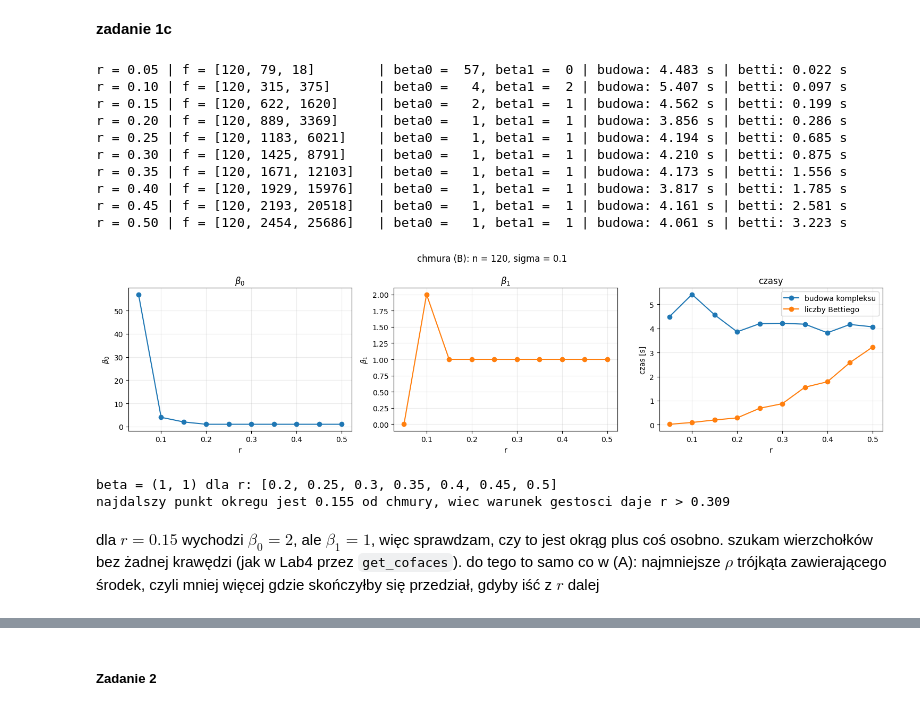
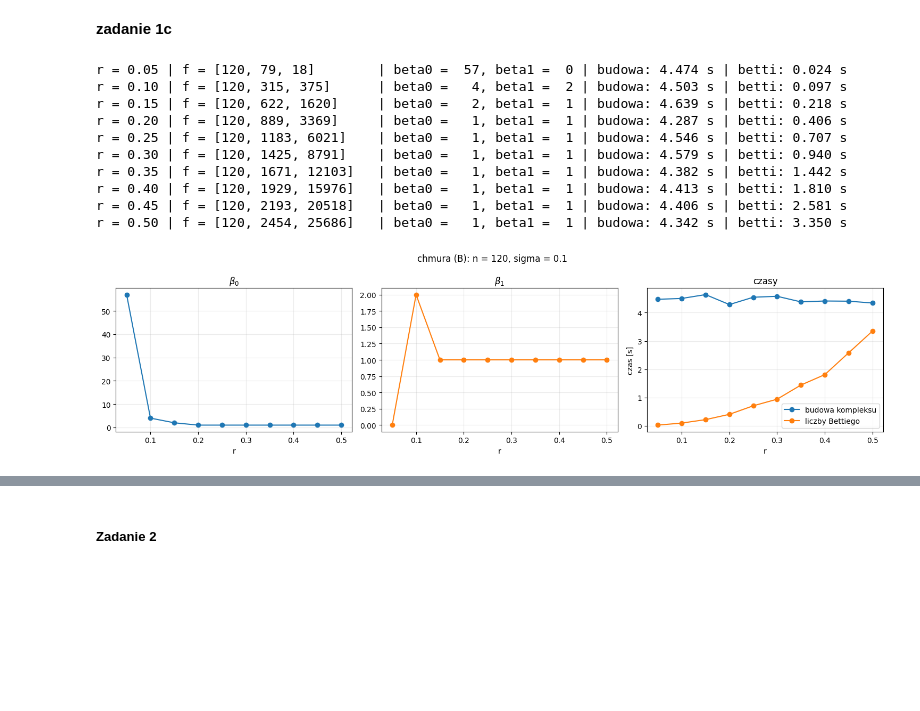
Before and after one commit to blazejkl/topological-data-analysis, a Jupyter notebook: tda-pd5.ipynb, the cells around one changed output, grey strips where cells are left out. Cells and saved outputs as stored; diff of their text form; code cells hidden in the pictures; blank space fills up the shorter version.

```diff
--- a/tda-pd5.ipynb
+++ b/tda-pd5.ipynb
@@ -108,7 +83,0 @@ przy okazji pierwsze wywołanie `betti` kompiluje kod w galois, więc te liczeni
-# %%
-trojkat = np.array([[0, 0], [1, 0], [0.5, np.sqrt(3) / 2]])
-for rr in [0.45, 0.55, 0.6]:
-    print(f'trojkat, r = {rr}: beta = {betti(cech(trojkat, rr))[:2]}')
-
-K = cech(XA, 0.3)
-print(f'chmura (A), r = 0.3: f = {K.num_simplices_by_dimension()}, beta = {betti(K)[:2]}')
@@ -166,21 +149,0 @@ r = 1.20 | f = [60, 1770, 34220]    | beta0 =   1, beta1 =  0 | budowa: 0.665 s
-# %%
-def rysuj(wyniki, tytul):
-    rs = [w[0] for w in wyniki]
-    fig, axes = plt.subplots(1, 3, figsize=(15, 4))
-
-    axes[0].plot(rs, [w[2] for w in wyniki], 'o-')
-    axes[0].set(xlabel='r', ylabel=r'$\beta_0$', title=r'$\beta_0$')
-    axes[1].plot(rs, [w[3] for w in wyniki], 'o-', color='C1')
-    axes[1].set(xlabel='r', ylabel=r'$\beta_1$', title=r'$\beta_1$')
-    axes[2].plot(rs, [w[4] for w in wyniki], 'o-', label='budowa kompleksu')
-    axes[2].plot(rs, [w[5] for w in wyniki], 'o-', label='liczby Bettiego')
-    axes[2].set(xlabel='r', ylabel='czas [s]', title='czasy')
-    axes[2].legend()
-
-    for ax in axes:
-        ax.grid(alpha=0.25)
-    fig.suptitle(tytul)
-    fig.tight_layout()
-    plt.show()
-
-rysuj(wyniki_A, 'chmura (A): n = 60, sigma = 0.05')
@@ -239,31 +159,17 @@ najmniejsze rho trojkata zawierajacego srodek: 0.924
 # %% [markdown]
 **zadanie 1c**
 # %%
-rs_B = np.round(np.arange(0.05, 0.51, 0.05), 2)
-wyniki_B = tabela(XB, rs_B)
+wyniki_B = tabela(XB, np.round(np.arange(0.05, 0.51, 0.05), 2))
+rysuj(wyniki_B, 'chmura (B): n = 120, sigma = 0.1')
 # %% [output]
-r = 0.05 | f = [120, 79, 18]        | beta0 =  57, beta1 =  0 | budowa: 4.483 s | betti: 0.022 s
-r = 0.10 | f = [120, 315, 375]      | beta0 =   4, beta1 =  2 | budowa: 5.407 s | betti: 0.097 s
-r = 0.15 | f = [120, 622, 1620]     | beta0 =   2, beta1 =  1 | budowa: 4.562 s | betti: 0.199 s
-r = 0.20 | f = [120, 889, 3369]     | beta0 =   1, beta1 =  1 | budowa: 3.856 s | betti: 0.286 s
-r = 0.25 | f = [120, 1183, 6021]    | beta0 =   1, beta1 =  1 | budowa: 4.194 s | betti: 0.685 s
-r = 0.30 | f = [120, 1425, 8791]    | beta0 =   1, beta1 =  1 | budowa: 4.210 s | betti: 0.875 s
-r = 0.35 | f = [120, 1671, 12103]   | beta0 =   1, beta1 =  1 | budowa: 4.173 s | betti: 1.556 s
-r = 0.40 | f = [120, 1929, 15976]   | beta0 =   1, beta1 =  1 | budowa: 3.817 s | betti: 1.785 s
-r = 0.45 | f = [120, 2193, 20518]   | beta0 =   1, beta1 =  1 | budowa: 4.161 s | betti: 2.581 s
-r = 0.50 | f = [120, 2454, 25686]   | beta0 =   1, beta1 =  1 | budowa: 4.061 s | betti: 3.223 s
+r = 0.05 | f = [120, 79, 18]        | beta0 =  57, beta1 =  0 | budowa: 4.474 s | betti: 0.024 s
+r = 0.10 | f = [120, 315, 375]      | beta0 =   4, beta1 =  2 | budowa: 4.503 s | betti: 0.097 s
+r = 0.15 | f = [120, 622, 1620]     | beta0 =   2, beta1 =  1 | budowa: 4.639 s | betti: 0.218 s
+r = 0.20 | f = [120, 889, 3369]     | beta0 =   1, beta1 =  1 | budowa: 4.287 s | betti: 0.406 s
+r = 0.25 | f = [120, 1183, 6021]    | beta0 =   1, beta1 =  1 | budowa: 4.546 s | betti: 0.707 s
+r = 0.30 | f = [120, 1425, 8791]    | beta0 =   1, beta1 =  1 | budowa: 4.579 s | betti: 0.940 s
+r = 0.35 | f = [120, 1671, 12103]   | beta0 =   1, beta1 =  1 | budowa: 4.382 s | betti: 1.442 s
+r = 0.40 | f = [120, 1929, 15976]   | beta0 =   1, beta1 =  1 | budowa: 4.413 s | betti: 1.810 s
+r = 0.45 | f = [120, 2193, 20518]   | beta0 =   1, beta1 =  1 | budowa: 4.406 s | betti: 2.581 s
+r = 0.50 | f = [120, 2454, 25686]   | beta0 =   1, beta1 =  1 | budowa: 4.342 s | betti: 3.350 s
+[figure, added]
-# %%
-rysuj(wyniki_B, 'chmura (B): n = 120, sigma = 0.1')
-# %% [output]
-[figure, removed]
-# %%
-okno_B = okno(wyniki_B)
-d_B = najdalszy_punkt_okregu(XB)
-
-print(f'beta = (1, 1) dla r: {okno_B}')
-print(f'najdalszy punkt okregu jest {d_B:.3f} od chmury, wiec warunek gestosci daje r > {2 * d_B:.3f}')
-# %% [output]
-beta = (1, 1) dla r: [0.2, 0.25, 0.3, 0.35, 0.4, 0.45, 0.5]
-najdalszy punkt okregu jest 0.155 od chmury, wiec warunek gestosci daje r > 0.309
-# %% [markdown]
-dla $r = 0.15$ wychodzi $\beta_0 = 2$, ale $\beta_1 = 1$, więc sprawdzam, czy to jest okrąg plus coś osobno. szukam wierzchołków bez żadnej krawędzi (jak w Lab4 przez `get_cofaces`). do tego to samo co w (A): najmniejsze $\rho$ trójkąta zawierającego środek, czyli mniej więcej gdzie skończyłby się przedział, gdyby iść z $r$ dalej
```
Also changed, not shown: parts of 57 cells of this notebook, 7 other files.
